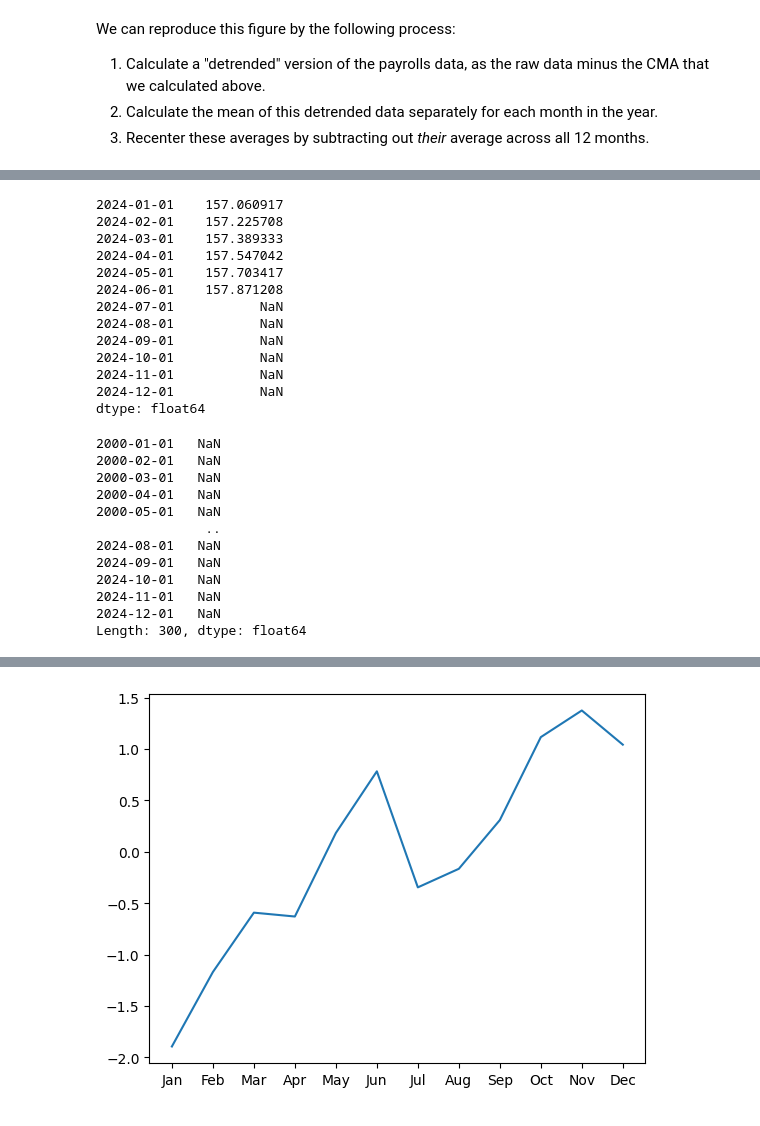
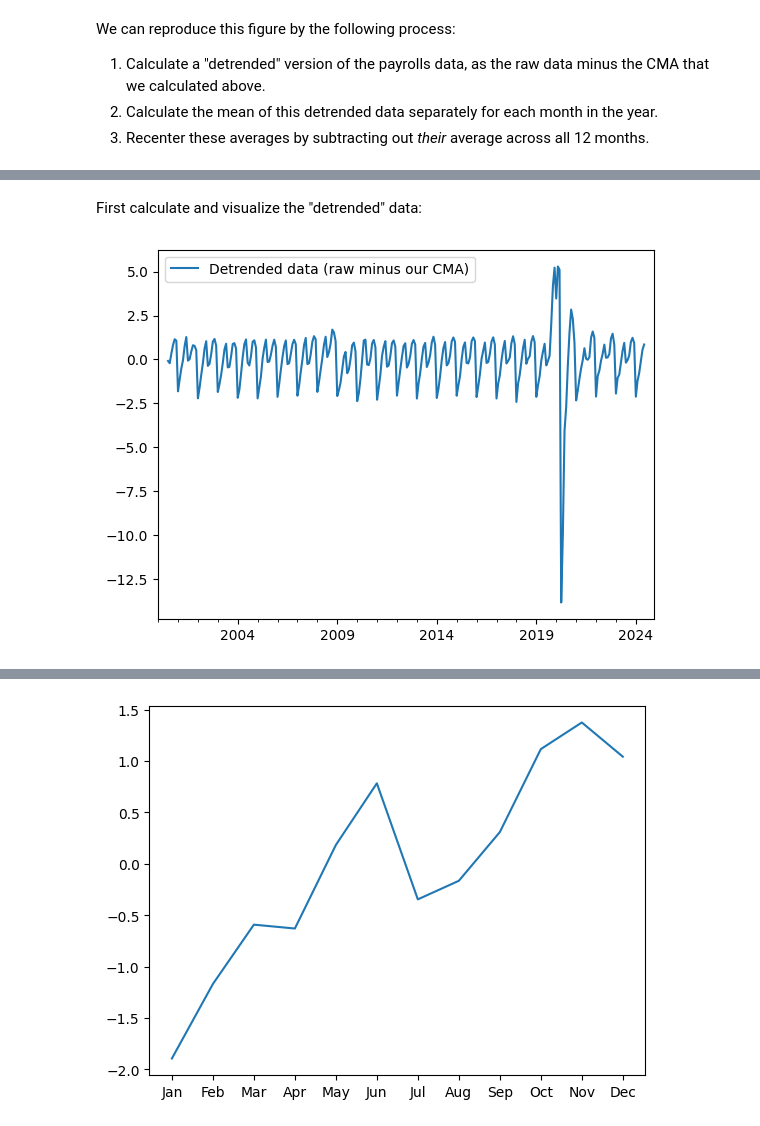
Before and after one commit to wgjm1986/FIN657, a Jupyter notebook: Week 1 - MA smoothing and seasonal decomposition/Moving-average smoothing.ipynb, the cells around one changed output, grey strips where cells are left out. Saved outputs shown, nothing was run; the diff lists cells and outputs as text; code cells hidden in the pictures.

```diff
--- a/Week 1 - MA smoothing and seasonal decomposition/Moving-average smoothing.ipynb
+++ b/Week 1 - MA smoothing and seasonal decomposition/Moving-average smoothing.ipynb
@@ -137,31 +125,7 @@ PAYNSA_detrend.plot()
-# %%
-PAYNSA_CMA[-12:]
-# %% [output]
-2024-01-01    157.060917
-2024-02-01    157.225708
-2024-03-01    157.389333
-2024-04-01    157.547042
-2024-05-01    157.703417
-2024-06-01    157.871208
-2024-07-01           NaN
-2024-08-01           NaN
-2024-09-01           NaN
-2024-10-01           NaN
-2024-11-01           NaN
-2024-12-01           NaN
-dtype: float64
-# %%
-PAYNSA_detrend
-# %% [output]
-2000-01-01   NaN
-2000-02-01   NaN
-2000-03-01   NaN
-2000-04-01   NaN
-2000-05-01   NaN
-              ..
-2024-08-01   NaN
-2024-09-01   NaN
-2024-10-01   NaN
-2024-11-01   NaN
-2024-12-01   NaN
-Length: 300, dtype: float64
+# %% [markdown]
+First calculate and visualize the "detrended" data:
+# %%
+PAYNSA_detrend = PAYNSA - PAYNSA_CMA
+PAYNSA_detrend.plot(legend=True,label="Detrended data (raw minus our CMA)");
+# %% [output]
+[figure, added]
```
Also changed, not shown: parts of 11 cells of this notebook.
